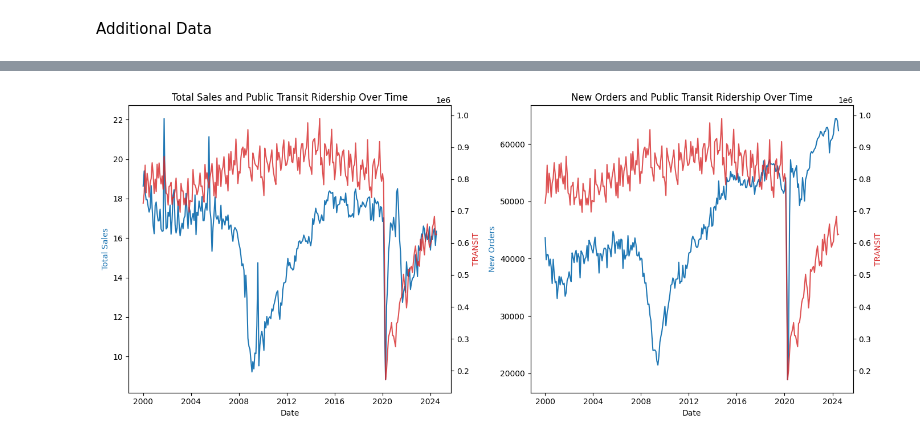
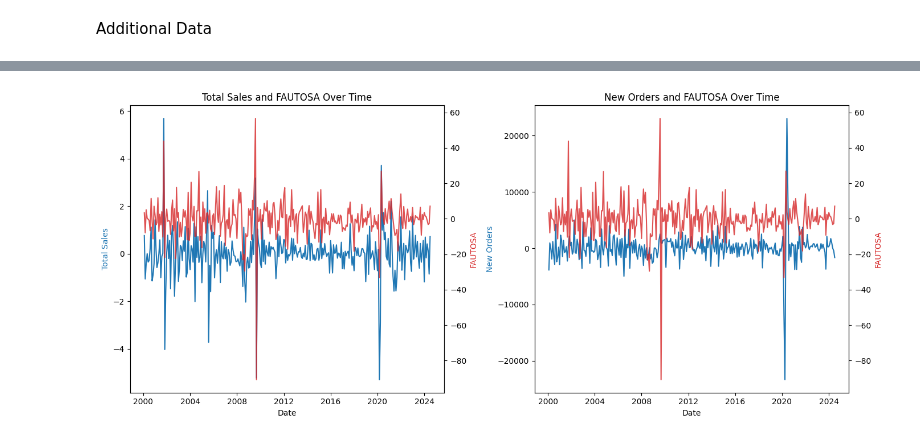
Before and after one commit to iandhyan/ISYE-6402-Project, a Jupyter notebook: EDA.ipynb, the cells around one changed output, grey strips where cells are left out. Drawn from its saved outputs; the diff is of its cells as text; code cells hidden in the pictures.

```diff
--- a/EDA.ipynb
+++ b/EDA.ipynb
@@ -5,6 +6,8 @@ import matplotlib.pyplot as plt
 # %%
-data_df = pd.read_csv('VehicleData-1.csv')
-data_df['DATE'] = pd.to_datetime(data_df['DATE'], format='%m/%d/%y')
-
-display(data_df.head())
+import glob
+folder_path = "Additional Data/*.csv"
+files = glob.glob(folder_path)
+data_df = read_data()
+data_df = load_additional_data(data_df, files)
+diff_df = data_df.diff().dropna()
 # %% [output]
@@ -52,69 +53,7 @@ plt.show()
 # %% [markdown]
 Additional Data
 # %%
-import pandas as pd
-import matplotlib.pyplot as plt
-import glob
-
-
-folder_path = "Additional Data/*.csv"
-
-
-def determine_date_col(columns):
-    date_col = None
-    for col in columns:
-        # Common date-like column names
-        if 'date' in col.lower() or 'time' in col.lower() or 'day' in col.lower():
-            date_col = col
-            break
-
-    # If not found, try to infer a datetime-like column
-    if date_col is None:
-        for col in columns:
-            try:
-                # Try to parse first few entries
-                pd.to_datetime(df[col].head(5))
-                date_col = col
-                break
-            except Exception:
-                continue
-    return date_col
-# Loop through each CSV file
-for file_path in glob.glob(folder_path):
-
-    metric = file_path.split('\\')[-1].split('.csv')[0]
-    df = pd.read_csv(file_path)
-
-    date_col = determine_date_col(df.columns)
-
-    if date_col is None:
-        print("❌ No date-like column found — skipping.")
-        continue
-
-    try:
-        df[date_col] = pd.to_datetime(df[date_col], errors='coerce')
-    except Exception:
-        for fmt in ['%m/%d/%y', '%Y-%m-%d', '%d/%m/%Y']:
-            try:
-                df[date_col] = pd.to_datetime(df[date_col], format=fmt)
-                break
-            except Exception:
-                continue
-
-    quantity_col = None
-    for col in df.columns:
-        if col != date_col and df[col].dtype in ['int64', 'float64']:
-            quantity_col = col
-            break
-
-    if quantity_col is None:
-        print("❌ No numeric column found — skipping.")
-        continue
-
-
-    df = df.sort_values(by=date_col)
-    df = df[(df[date_col] >= data_df['DATE'].min()) & (df[date_col] <= data_df['DATE'].max())]
-
+for col in list(diff_df.columns)[2:]:
     fig, axes = plt.subplots(nrows=1, ncols=2, figsize=(14, 6))
 
     # --- Subplot 1: Total Sales ---
@@ -124,14 +63,14 @@ for file_path in glob.glob(folder_path):
     color = 'tab:blue'
     ax1.set_xlabel('Date')
     ax1.set_ylabel('Total Sales', color=color)
-    ax1.plot(data_df['DATE'], data_df['Total Sales'], color=color, label='Total Sales')
+    ax1.plot(diff_df.index, diff_df['Total Sales'], color=color, label='Total Sales')
 
     # Right Y-axis (quantity_col)
     ax2 = ax1.twinx()
     color = 'tab:red'
-    ax2.set_ylabel(quantity_col, color=color)
-    ax2.plot(df[date_col], df[quantity_col], color=color, alpha=0.8, label=metric)
-    ax1.set_title(f'Total Sales and {metric} Over Time')
+    ax2.set_ylabel(col, color=color)
+    ax2.plot(diff_df.index, diff_df[col], color=color, alpha=0.8, label=col)
+    ax1.set_title(f'Total Sales and {col} Over Time')
 
     # --- Subplot 2: New Orders ---
     ax3 = axes[1]
@@ -141,14 +80,14 @@ for file_path in glob.glob(folder_path):
     color = 'tab:blue'
     ax3.set_xlabel('Date')
     ax3.set_ylabel('New Orders', color=color)
-    ax3.plot(data_df['DATE'], data_df['New Orders'], color=color, label='New Orders')
+    ax3.plot(diff_df.index, diff_df['New Orders'], color=color, label='New Orders')
 
     # Right Y-axis (quantity_col)
     ax4 = ax3.twinx()
     color = 'tab:red'
-    ax4.set_ylabel(quantity_col, color=color)
-    ax4.plot(df[date_col], df[quantity_col], color=color, alpha=0.8, label=metric)
-    ax3.set_title(f'New Orders and {metric} Over Time')
+    ax4.set_ylabel(col, color=color)
+    ax4.plot(diff_df.index, diff_df[col], color=color, alpha=0.8, label=col)
+    ax3.set_title(f'New Orders and {col} Over Time')
 
     # Adjust layout and add legend
     fig.tight_layout()
@@ -164 +103 @@ for file_path in glob.glob(folder_path):
-[figure, old version]
+[figure, new version]
```
Also changed, not shown: parts of 9 cells of this notebook, 7 other files.
